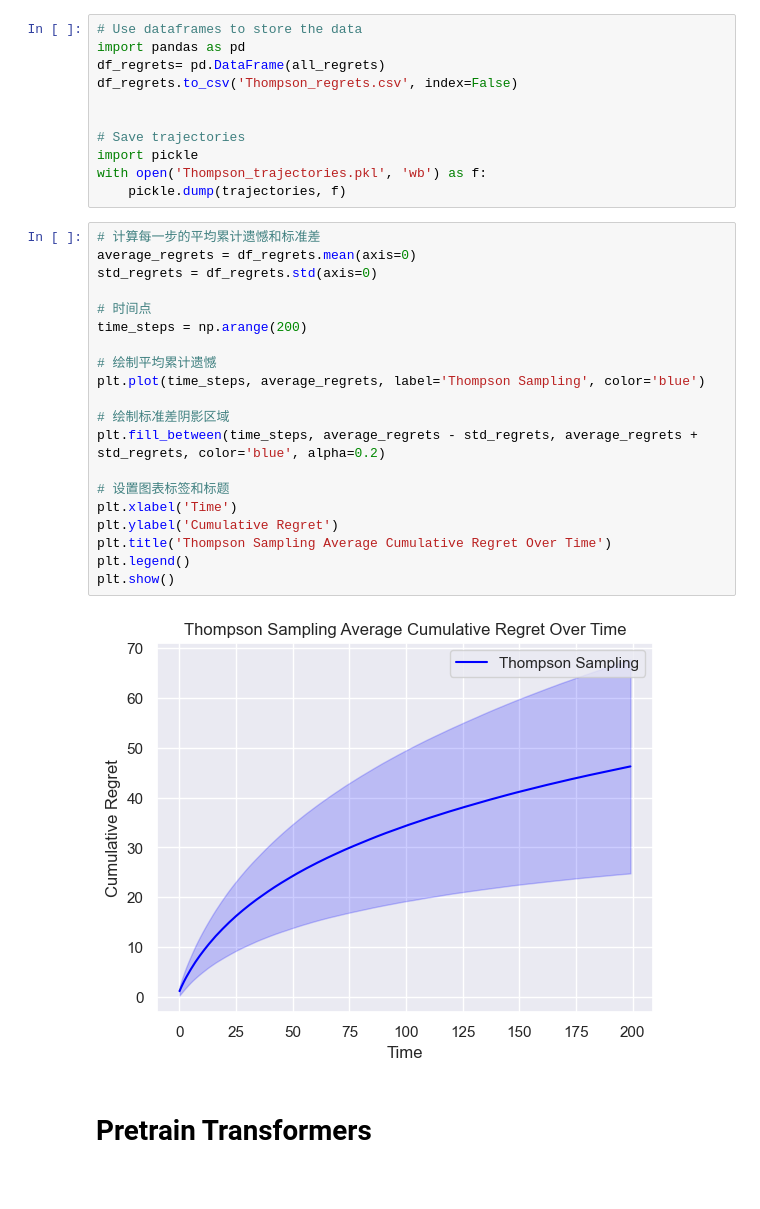
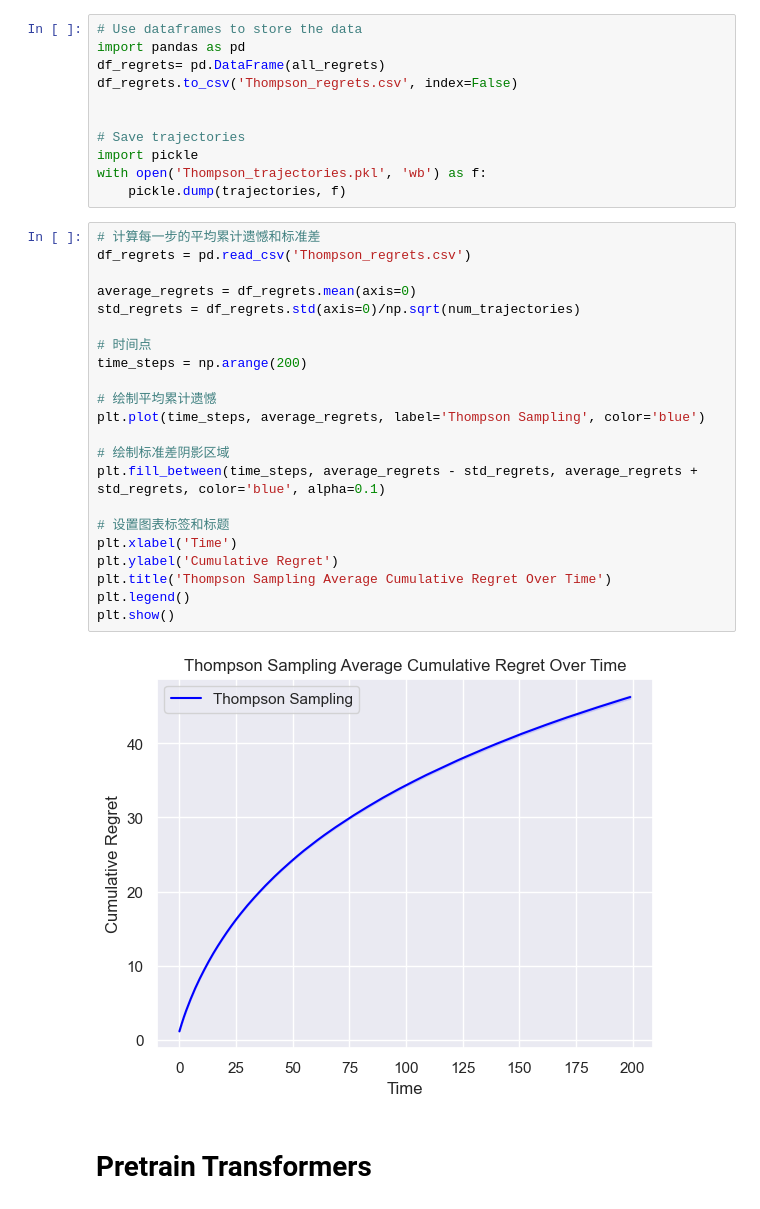
Before and after one commit to xjxyys/In-context-RL, a Jupyter notebook: experiment.ipynb, the cells around one changed output. Saved outputs shown, nothing was run; the diff lists cells and outputs as text.

```diff
--- a/experiment.ipynb
+++ b/experiment.ipynb
@@ -169,26 +177,28 @@ with open('Thompson_trajectories.pkl', 'wb') as f:
     pickle.dump(trajectories, f)
 # %%
 # 计算每一步的平均累计遗憾和标准差
+df_regrets = pd.read_csv('Thompson_regrets.csv')
+
 average_regrets = df_regrets.mean(axis=0)
-std_regrets = df_regrets.std(axis=0)
+std_regrets = df_regrets.std(axis=0)/np.sqrt(num_trajectories)
 
 # 时间点
 time_steps = np.arange(200)
 
 # 绘制平均累计遗憾
 plt.plot(time_steps, average_regrets, label='Thompson Sampling', color='blue')
 
 # 绘制标准差阴影区域
-plt.fill_between(time_steps, average_regrets - std_regrets, average_regrets + std_regrets, color='blue', alpha=0.2)
+plt.fill_between(time_steps, average_regrets - std_regrets, average_regrets + std_regrets, color='blue', alpha=0.1)
 
 # 设置图表标签和标题
 plt.xlabel('Time')
 plt.ylabel('Cumulative Regret')
 plt.title('Thompson Sampling Average Cumulative Regret Over Time')
 plt.legend()
 plt.show()
 # %% [output]
-[figure, old version]
+[figure, new version]
 # %% [markdown]
 # Pretrain Transformers
 # %%
```
Also changed, not shown: parts of 14 cells of this notebook, 10 other files.
